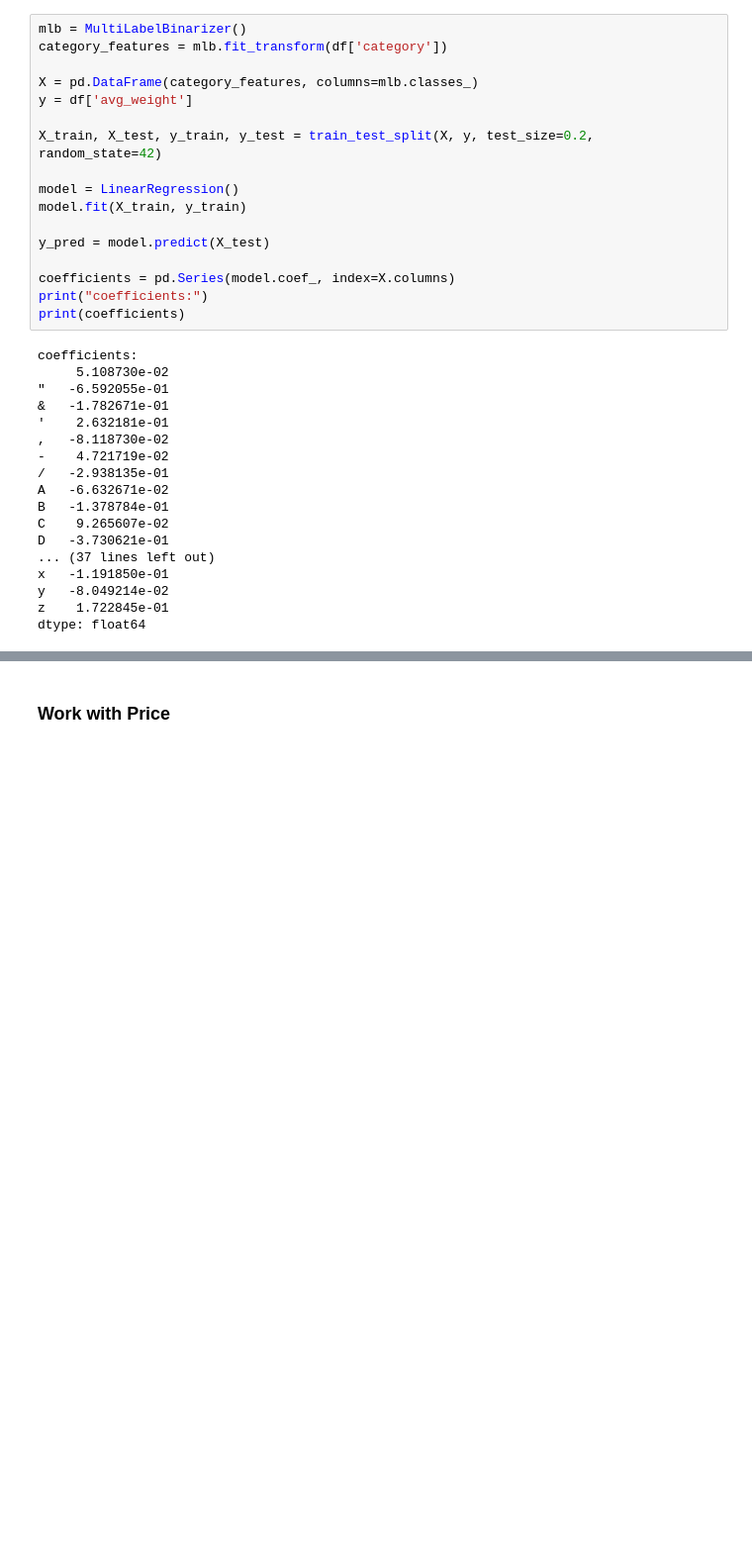
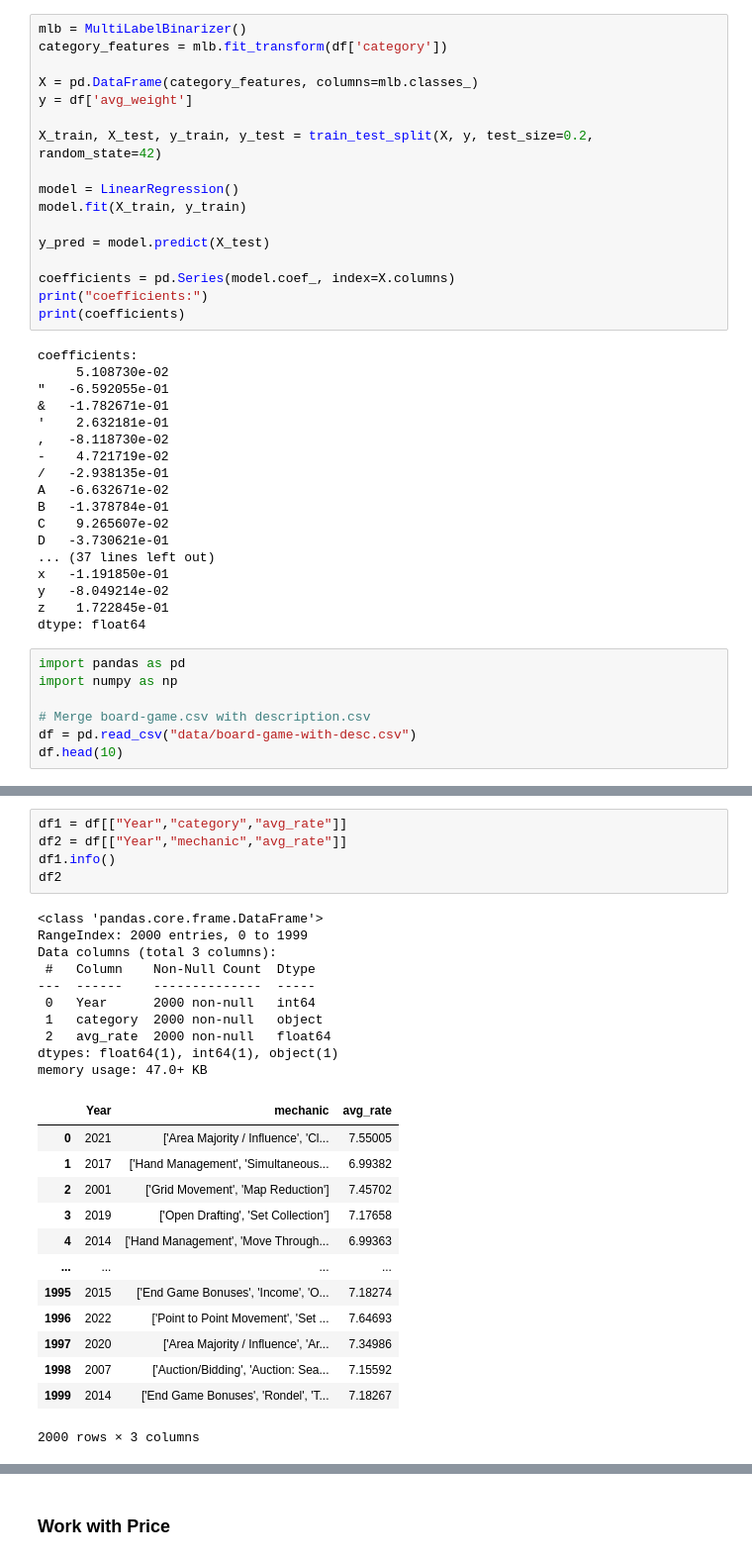
Before and after one commit to plexixx/Board-Game-Recommendator, a Jupyter notebook: description.ipynb, the cells around one changed output, grey strips where cells are left out. Shown at 99% size. Cells and saved outputs as stored; diff of their text form; blank space fills up the shorter version.

Commit message:
Added analysis of changes in categories and mechanics over time.

```diff
--- a/description.ipynb
+++ b/description.ipynb
@@ -396,3 +396,10 @@ x   -1.191850e-01
 y   -8.049214e-02
 z    1.722845e-01
 dtype: float64
+# %%
+import pandas as pd
+import numpy as np
+
+# Merge board-game.csv with description.csv
+df = pd.read_csv("data/board-game-with-desc.csv")
+df.head(10)
@@ -398,0 +418,29 @@ dtype: float64
+# %%
+df1 = df[["Year","category","avg_rate"]]
+df2 = df[["Year","mechanic","avg_rate"]]
+df1.info()
+df2
+# %% [output]
+<class 'pandas.core.frame.DataFrame'>
+RangeIndex: 2000 entries, 0 to 1999
+Data columns (total 3 columns):
+ #   Column    Non-Null Count  Dtype
+---  ------    --------------  -----
+ 0   Year      2000 non-null   int64
+ 1   category  2000 non-null   object
+ 2   avg_rate  2000 non-null   float64
+dtypes: float64(1), int64(1), object(1)
+memory usage: 47.0+ KB
+|  | Year | mechanic | avg_rate |
+| 0 | 2021 | ['Area Majority / Influence', 'Cl... | 7.55005 |
+| 1 | 2017 | ['Hand Management', 'Simultaneous... | 6.99382 |
+| 2 | 2001 | ['Grid Movement', 'Map Reduction'] | 7.45702 |
+| 3 | 2019 | ['Open Drafting', 'Set Collection'] | 7.17658 |
+| 4 | 2014 | ['Hand Management', 'Move Through... | 6.99363 |
+| ... | ... | ... | ... |
+| 1995 | 2015 | ['End Game Bonuses', 'Income', 'O... | 7.18274 |
+| 1996 | 2022 | ['Point to Point Movement', 'Set ... | 7.64693 |
+| 1997 | 2020 | ['Area Majority / Influence', 'Ar... | 7.34986 |
+| 1998 | 2007 | ['Auction/Bidding', 'Auction: Sea... | 7.15592 |
+| 1999 | 2014 | ['End Game Bonuses', 'Rondel', 'T... | 7.18267 |
+2000 rows × 3 columns
```
Also changed, not shown: parts of 13 cells of this notebook, 1 other file.
